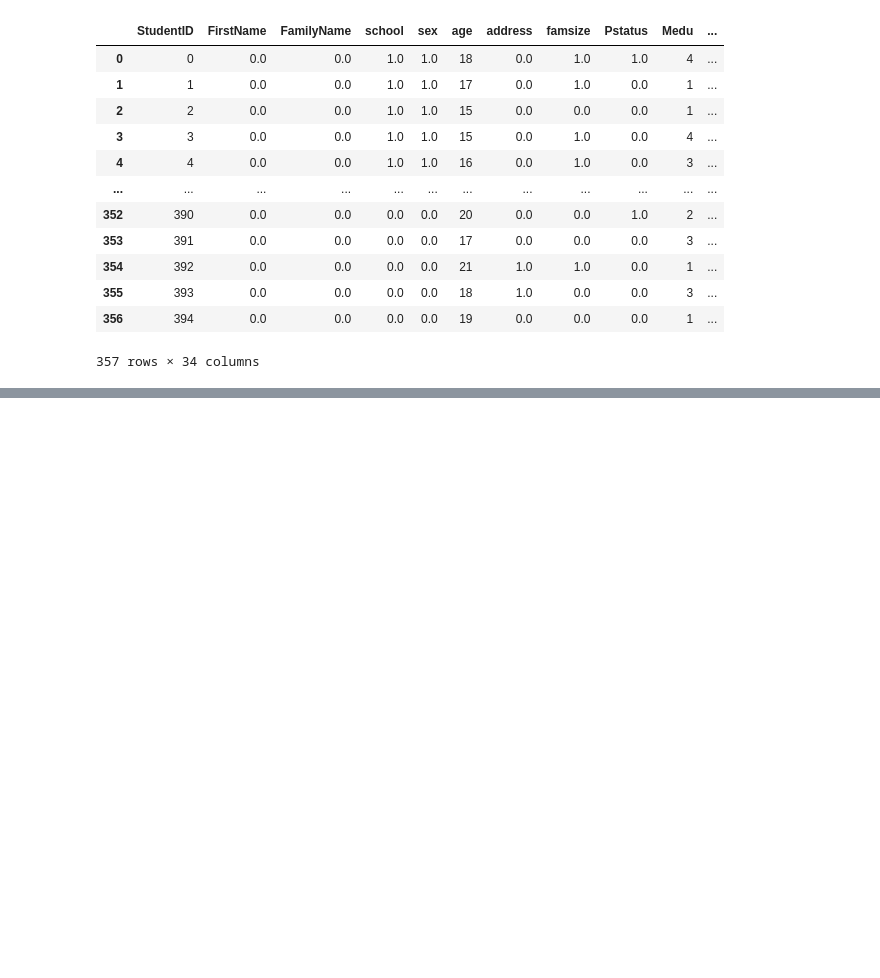
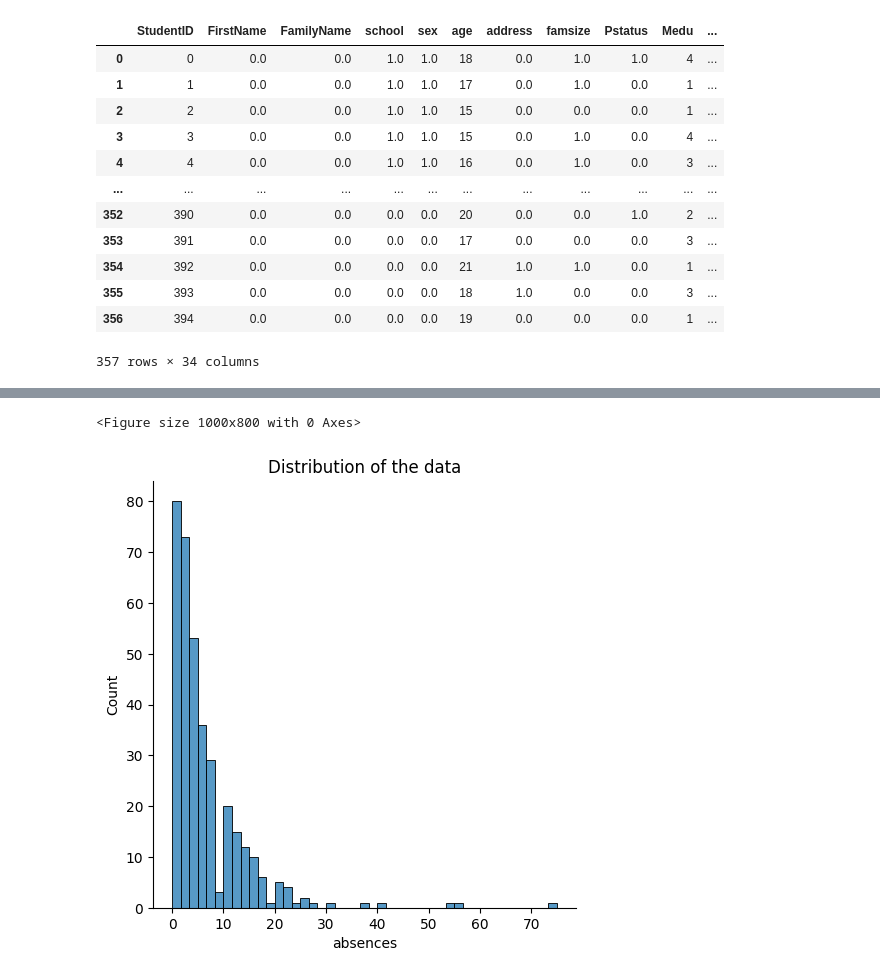
Before and after one commit to hamzaf96/Improvability_Score, a Jupyter notebook: code/notebooks/exploration.ipynb, the cells around one changed output, grey strips where cells are left out. Saved outputs shown, nothing was run; the diff lists cells and outputs as text; code cells hidden in the pictures; blank space fills up the shorter version.

```diff
--- a/code/notebooks/exploration.ipynb
+++ b/code/notebooks/exploration.ipynb
@@ -97,0 +124,5 @@ df
+# %%
+vis_distribution_data(data= df['absences'])
+# %% [output]
+<Figure size 1000x800 with 0 Axes>
+[figure, added]
```
Also changed, not shown: parts of 8 cells of this notebook, 3 other files.
